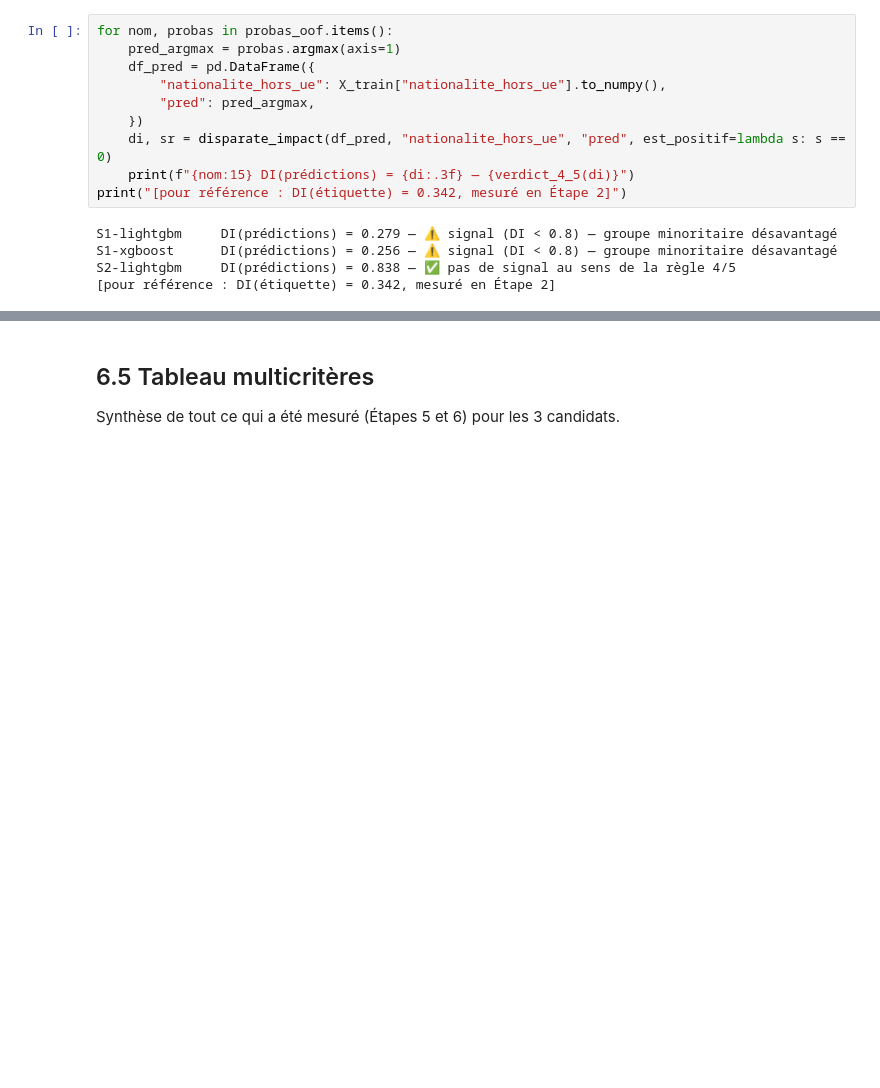
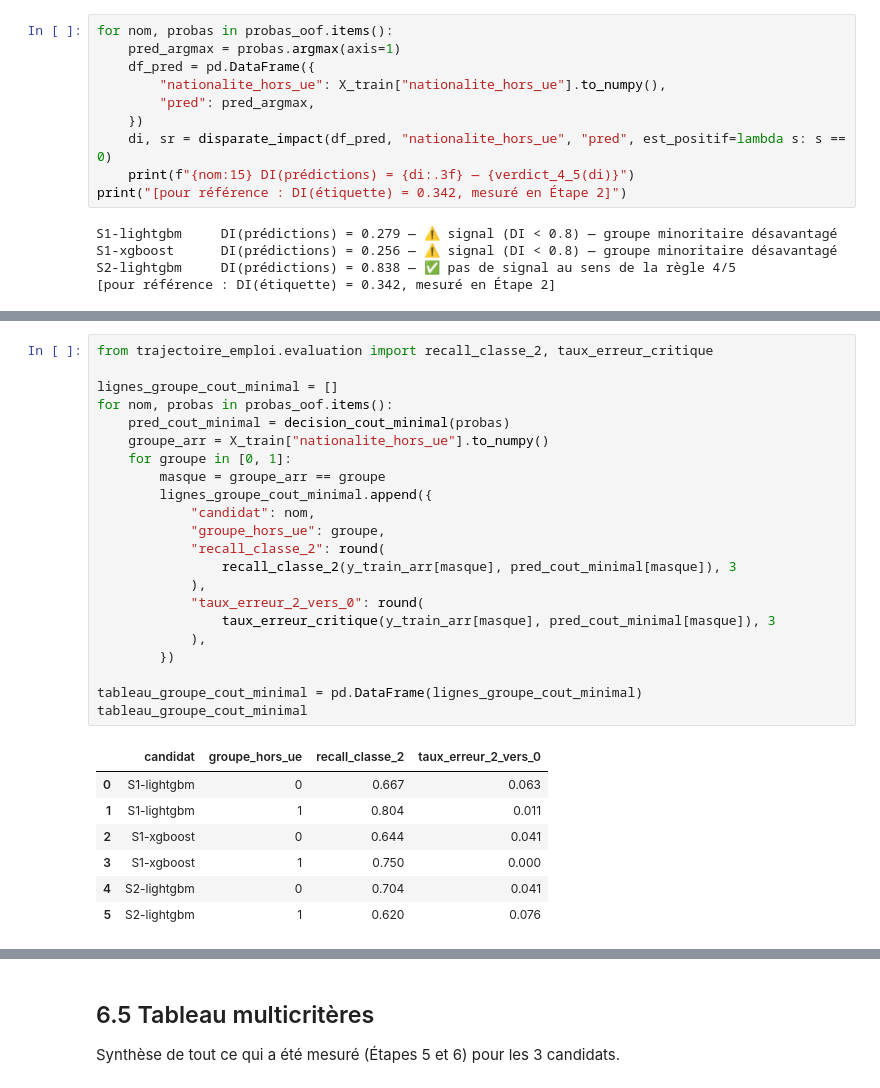
Before and after one commit to A949196/Cas_usage_Certif, a Jupyter notebook: notebook/use_case.ipynb, the cells around one changed output, grey strips where cells are left out. Cells and saved outputs as stored; diff of their text form; blank space fills up the shorter version.

```diff
--- a/notebook/use_case.ipynb
+++ b/notebook/use_case.ipynb
@@ -808,0 +846,30 @@ S2-lightgbm     DI(prédictions) = 0.838 — ✅ pas de signal au sens de la rè
+# %%
+from trajectoire_emploi.evaluation import recall_classe_2, taux_erreur_critique
+
+lignes_groupe_cout_minimal = []
+for nom, probas in probas_oof.items():
+    pred_cout_minimal = decision_cout_minimal(probas)
+    groupe_arr = X_train["nationalite_hors_ue"].to_numpy()
+    for groupe in [0, 1]:
+        masque = groupe_arr == groupe
+        lignes_groupe_cout_minimal.append({
+            "candidat": nom,
+            "groupe_hors_ue": groupe,
+            "recall_classe_2": round(
+                recall_classe_2(y_train_arr[masque], pred_cout_minimal[masque]), 3
+            ),
+            "taux_erreur_2_vers_0": round(
+                taux_erreur_critique(y_train_arr[masque], pred_cout_minimal[masque]), 3
+            ),
+        })
+
+tableau_groupe_cout_minimal = pd.DataFrame(lignes_groupe_cout_minimal)
+tableau_groupe_cout_minimal
+# %% [output]
+|  | candidat | groupe_hors_ue | recall_classe_2 | taux_erreur_2_vers_0 |
+| 0 | S1-lightgbm | 0 | 0.667 | 0.063 |
+| 1 | S1-lightgbm | 1 | 0.804 | 0.011 |
+| 2 | S1-xgboost | 0 | 0.644 | 0.041 |
+| 3 | S1-xgboost | 1 | 0.750 | 0.000 |
+| 4 | S2-lightgbm | 0 | 0.704 | 0.041 |
+| 5 | S2-lightgbm | 1 | 0.620 | 0.076 |
```
Also changed, not shown: parts of 23 cells of this notebook, 2 other files.
